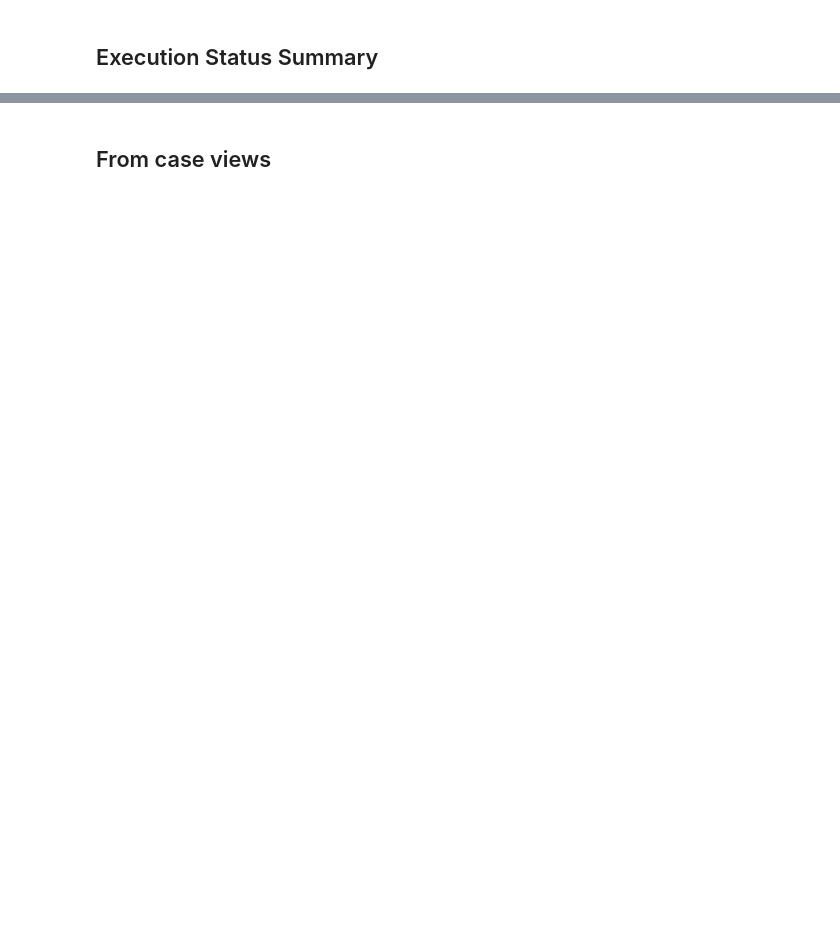
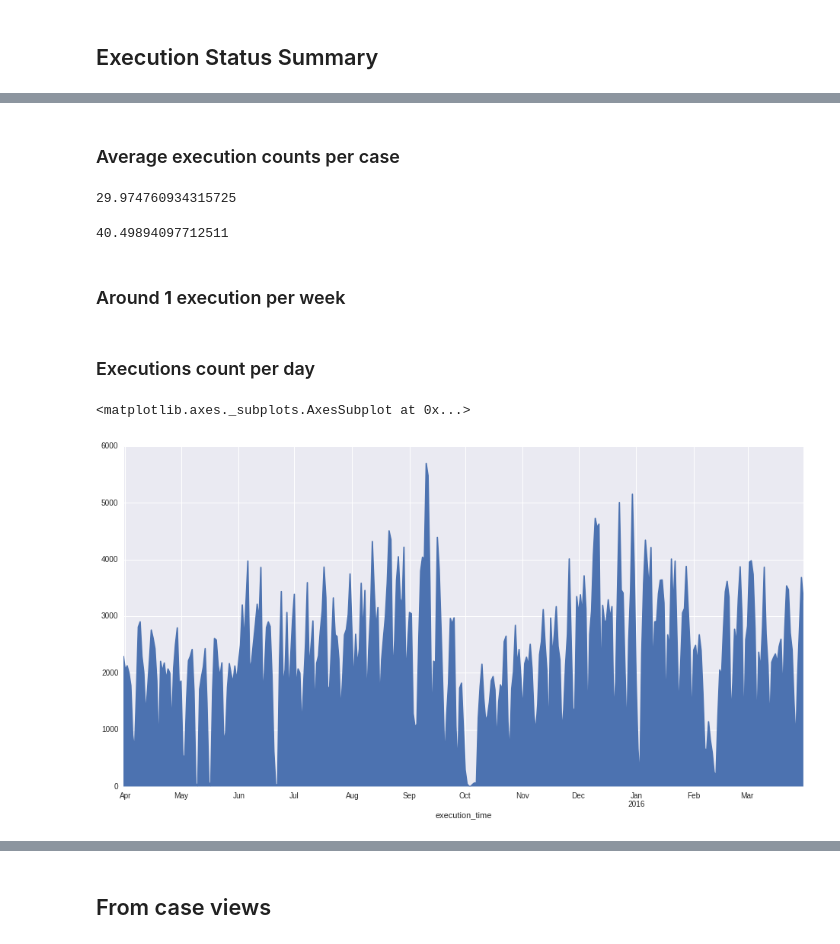
Before and after one commit to lybicat/netbyte, a Jupyter notebook: notebooks/test-execution-history-analysis.ipynb, the cells around one changed output, grey strips where cells are left out. Drawn from its saved outputs; the diff is of its cells as text; code cells hidden in the pictures; blank space fills up the shorter version.

```diff
--- a/notebooks/test-execution-history-analysis.ipynb
+++ b/notebooks/test-execution-history-analysis.ipynb
@@ -21 +78,23 @@ data = pd.read_sql_table('rtreport_testrecord', engine, columns=[
+# %% [markdown]
+### Average execution counts per case
+# %%
+# using testCase_id
+float(exec_count) / case_count
+# %% [output]
+29.974760934315725
+# %%
+# using qc_instance_id
+float(exec_count) / qc_count
+# %% [output]
+40.49894097712511
+# %% [markdown]
+### Around **1** execution per week
+# %% [markdown]
+### Executions count per day
+# %%
+# execution records per day
+day_data.size().plot(kind='area', figsize=(16, 8))
+# %% [output]
+<matplotlib.axes._subplots.AxesSubplot at 0x...>
+[figure, added]
 # %%
```
Also changed, not shown: parts of 70 cells of this notebook.
